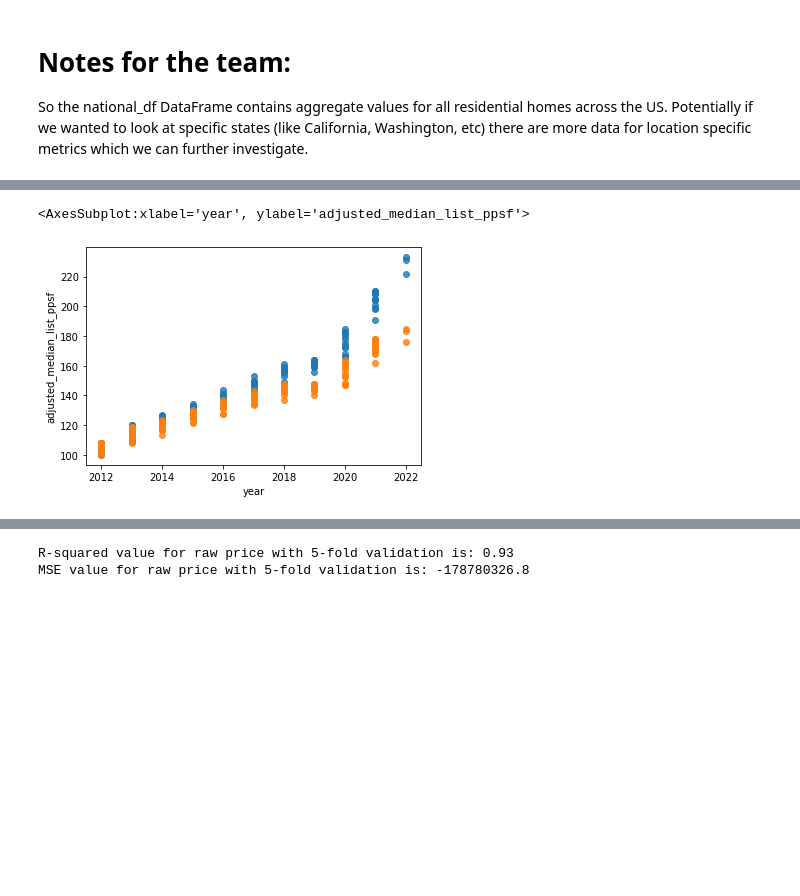
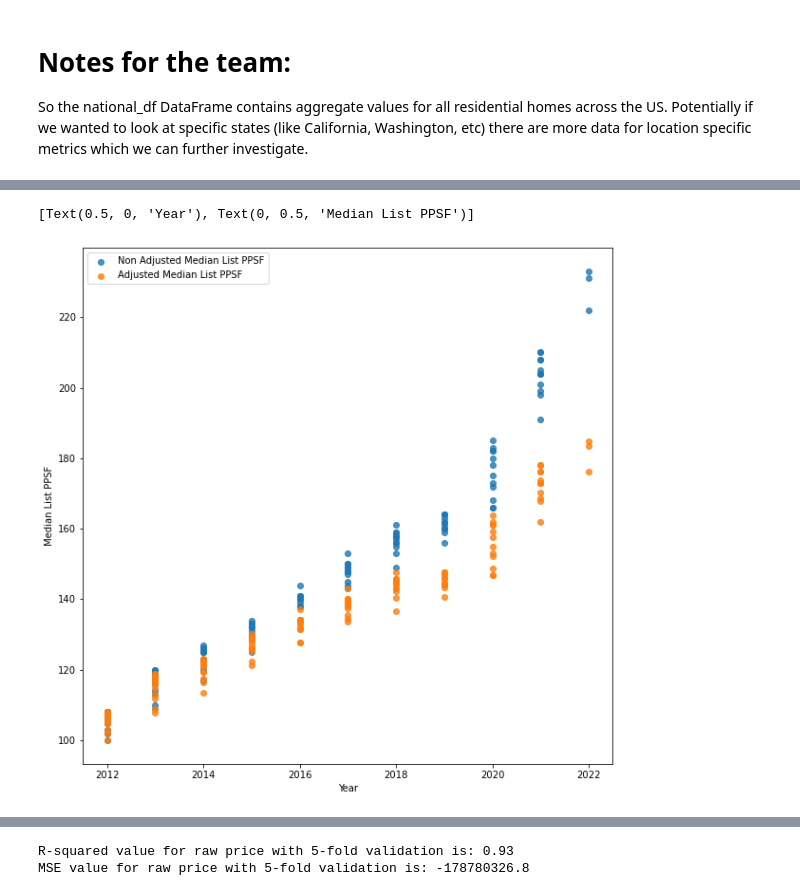
Before and after one commit to COGS118A/Group029-Sp22, a Jupyter notebook: COGS_118A_Project.ipynb, the cells around one changed output, grey strips where cells are left out. Saved outputs shown, nothing was run; the diff lists cells and outputs as text; code cells hidden in the pictures; blank space fills up the shorter version.

```diff
--- a/COGS_118A_Project.ipynb
+++ b/COGS_118A_Project.ipynb
@@ -234,6 +216,10 @@ sns.regplot(x = "adjusted_median_list_price", y = "adjusted_median_sale_price",
 # %%
+fig_ppsf, ax_ppsf = plt.subplots(figsize=(10,10))
 sns.regplot(x = "year", y = "median_list_ppsf", data = national_df, fit_reg=False)
 sns.regplot(x = "year", y = "adjusted_median_list_ppsf", data = national_df, fit_reg=False)
+
+ax_ppsf.legend(labels = ["Non Adjusted Median List PPSF","Adjusted Median List PPSF"])
+ax_ppsf.set(xlabel = "Year", ylabel = "Median List PPSF")
 # %% [output]
-<AxesSubplot:xlabel='year', ylabel='adjusted_median_list_ppsf'>
+[Text(0.5, 0, 'Year'), Text(0, 0.5, 'Median List PPSF')]
-[figure, old version]
+[figure, new version]
```
Also changed, not shown: parts of 14 cells of this notebook.
